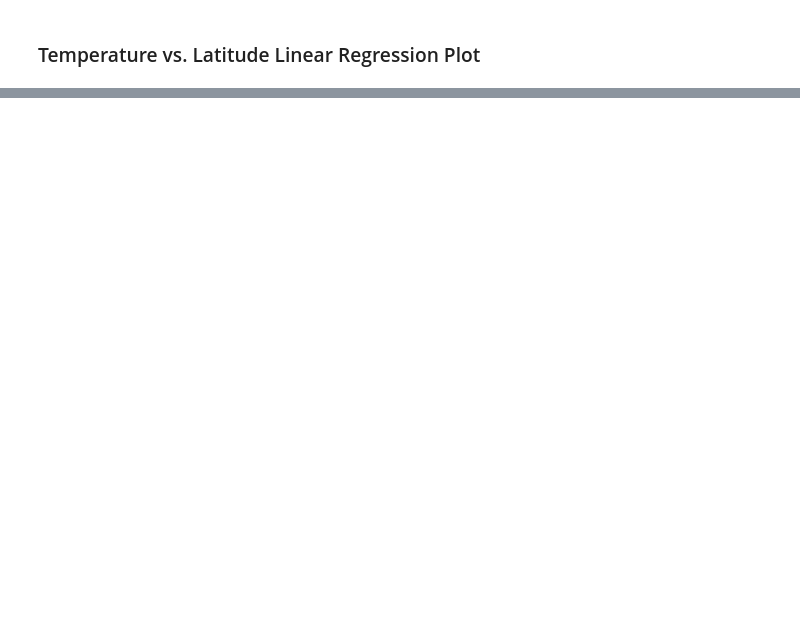
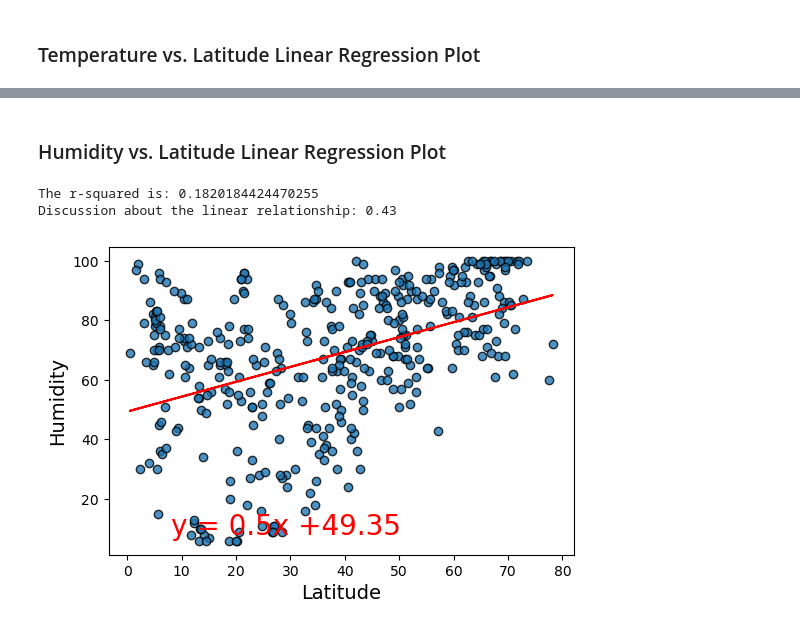
Before and after one commit to hasangokceoglu/python-api-challenge, a Jupyter notebook: WeatherPy/WeatherPy.ipynb, the cells around one changed output, grey strips where cells are left out. Drawn from its saved outputs; the diff is of its cells as text; code cells hidden in the pictures; blank space fills up the shorter version.

```diff
--- a/WeatherPy/WeatherPy.ipynb
+++ b/WeatherPy/WeatherPy.ipynb
@@ -316,0 +352,13 @@ NameError: name 'plot_linear_regression' is not defined
+# %% [markdown]
+### Humidity vs. Latitude Linear Regression Plot
+# %%
+# Linear regression on Northern Hemisphere
+x_values = northern_hemi_df["Lat"]
+y_values = northern_hemi_df["Humidity"]
+plot_linear_regression(x_values, y_values, "Latitude", "Humidity", "Northern", (8, 8))
+
+plt.show()
+# %% [output]
+The r-squared is: 0.1820184424470255
+Discussion about the linear relationship: 0.43
+[figure, added]
```
Also changed, not shown: parts of 22 cells of this notebook, 5 other files.
